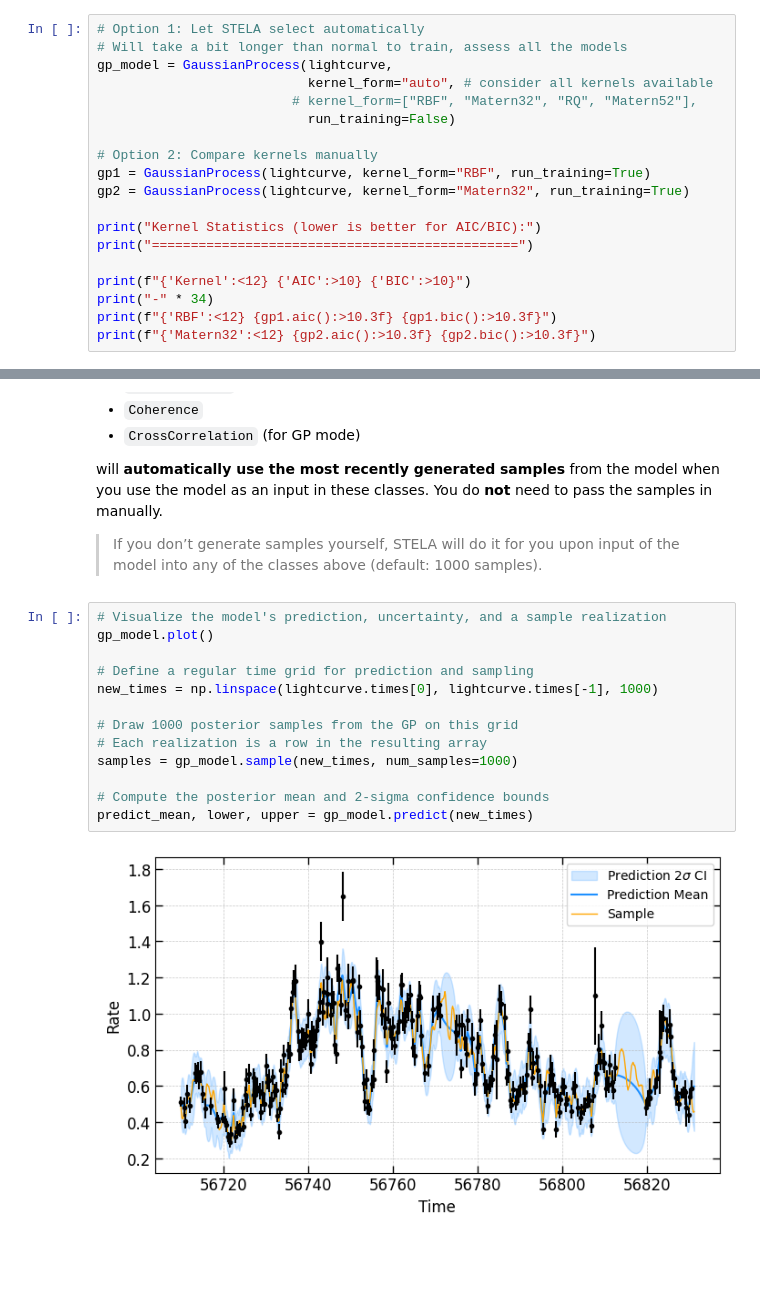
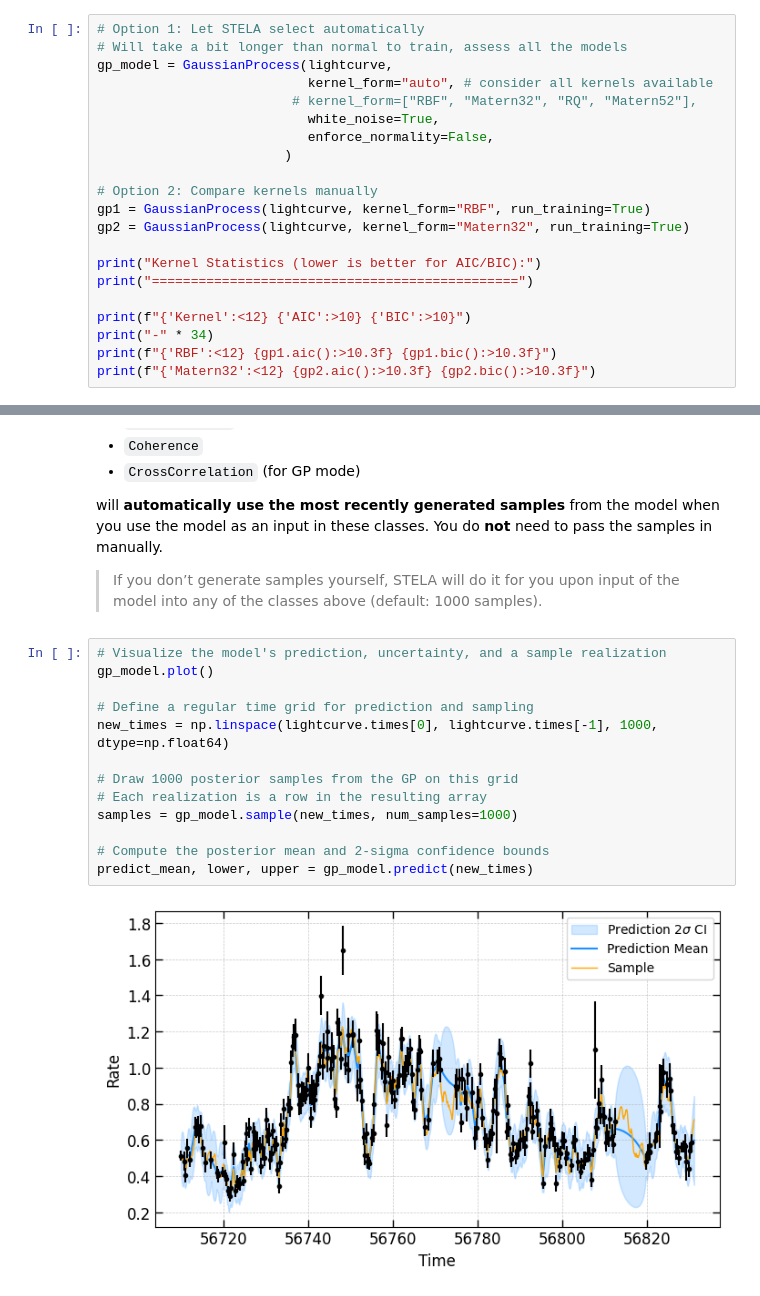
Before and after one commit to collinlewin/STELA-Toolkit, a Jupyter notebook: tutorials/main_tutorial.ipynb, the cells around one changed output, grey strips where cells are left out. Saved outputs shown, nothing was run; the diff lists cells and outputs as text; blank space fills up the shorter version.

```diff
--- a/tutorials/main_tutorial.ipynb
+++ b/tutorials/main_tutorial.ipynb
@@ -356,7 +356,9 @@ If you'd like to explore different kernels yourself, you can train them one at a
 gp_model = GaussianProcess(lightcurve,
                            kernel_form="auto", # consider all kernels available
                          # kernel_form=["RBF", "Matern32", "RQ", "Matern52"],
-                           run_training=False)
+                           white_noise=True,
+                           enforce_normality=False,
+                        )
 
 # Option 2: Compare kernels manually
 gp1 = GaussianProcess(lightcurve, kernel_form="RBF", run_training=True)
@@ -424,15 +426,15 @@ will **automatically use the most recently generated samples** from the model wh
 # %%
 # Visualize the model's prediction, uncertainty, and a sample realization
 gp_model.plot()
 
 # Define a regular time grid for prediction and sampling
-new_times = np.linspace(lightcurve.times[0], lightcurve.times[-1], 1000)
+new_times = np.linspace(lightcurve.times[0], lightcurve.times[-1], 1000, dtype=np.float64)
 
 # Draw 1000 posterior samples from the GP on this grid
 # Each realization is a row in the resulting array
 samples = gp_model.sample(new_times, num_samples=1000)
 
 # Compute the posterior mean and 2-sigma confidence bounds
 predict_mean, lower, upper = gp_model.predict(new_times)
 # %% [output]
-[figure, old version]
+[figure, new version]
```
Also changed, not shown: parts of 6 cells of this notebook.
